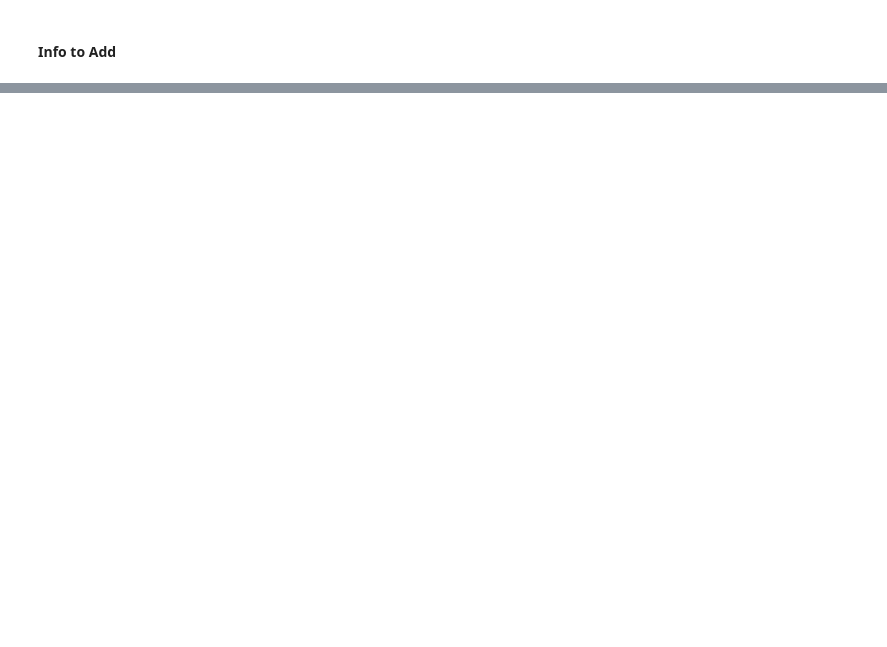
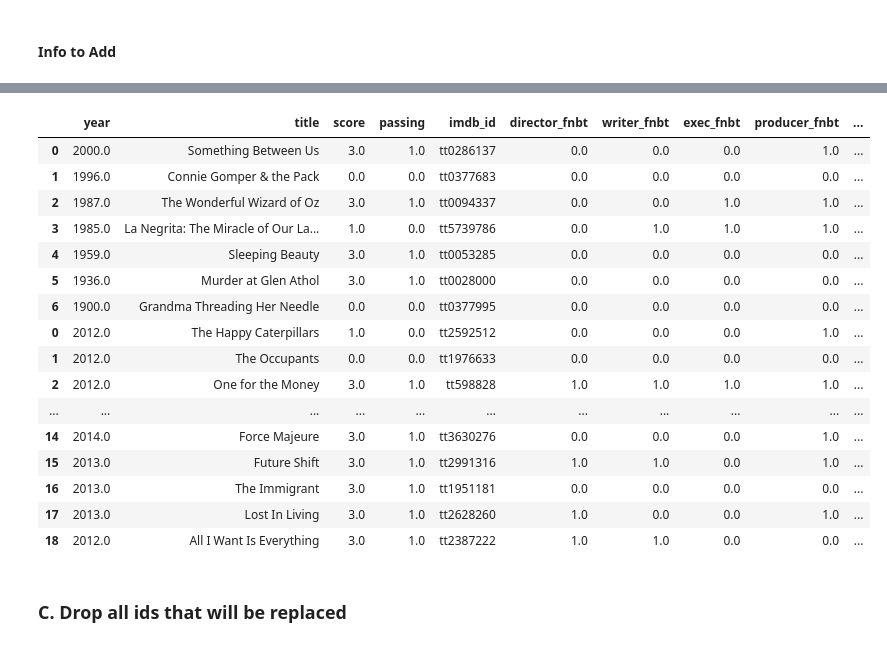
Before and after one commit to MagicMilly/women-in-film-analysis-dashboard, a Jupyter notebook: more_data_munging_useful.ipynb, the cells around one changed output, grey strips where cells are left out. Drawn from its saved outputs; the diff is of its cells as text; code cells hidden in the pictures; blank space fills up the shorter version.

```diff
--- a/more_data_munging_useful.ipynb
+++ b/more_data_munging_useful.ipynb
@@ -2310,0 +2331,3 @@ bechdel_no_tv_shows.loc[bechdel_no_tv_shows.title == 'The Wonderful Wizard of Oz
+# %%
+new_df1 = pd.DataFrame(data=slightly_more_accurate_list, columns=columns)
+new_df1
@@ -2310,0 +2385,23 @@ bechdel_no_tv_shows.loc[bechdel_no_tv_shows.title == 'The Wonderful Wizard of Oz
+# %%
+combined_dfs = pd.concat([new_df1, new_df2, new_df3])
+combined_dfs
+# %% [output]
+|  | year | title | score | passing | imdb_id | director_fnbt | writer_fnbt | exec_fnbt | producer_fnbt | ... |
+| 0 | 2000.0 | Something Between Us | 3.0 | 1.0 | tt0286137 | 0.0 | 0.0 | 0.0 | 1.0 | ... |
+| 1 | 1996.0 | Connie Gomper & the Pack | 0.0 | 0.0 | tt0377683 | 0.0 | 0.0 | 0.0 | 0.0 | ... |
+| 2 | 1987.0 | The Wonderful Wizard of Oz | 3.0 | 1.0 | tt0094337 | 0.0 | 0.0 | 1.0 | 1.0 | ... |
+| 3 | 1985.0 | La Negrita: The Miracle of Our La... | 1.0 | 0.0 | tt5739786 | 0.0 | 1.0 | 1.0 | 1.0 | ... |
+| 4 | 1959.0 | Sleeping Beauty | 3.0 | 1.0 | tt0053285 | 0.0 | 0.0 | 0.0 | 0.0 | ... |
+| 5 | 1936.0 | Murder at Glen Athol | 3.0 | 1.0 | tt0028000 | 0.0 | 0.0 | 0.0 | 0.0 | ... |
+| 6 | 1900.0 | Grandma Threading Her Needle | 0.0 | 0.0 | tt0377995 | 0.0 | 0.0 | 0.0 | 0.0 | ... |
+| 0 | 2012.0 | The Happy Caterpillars | 1.0 | 0.0 | tt2592512 | 0.0 | 0.0 | 0.0 | 1.0 | ... |
+| 1 | 2012.0 | The Occupants | 0.0 | 0.0 | tt1976633 | 0.0 | 0.0 | 0.0 | 0.0 | ... |
+| 2 | 2012.0 | One for the Money | 3.0 | 1.0 | tt598828 | 1.0 | 1.0 | 1.0 | 1.0 | ... |
+| ... | ... | ... | ... | ... | ... | ... | ... | ... | ... | ... |
+| 14 | 2014.0 | Force Majeure | 3.0 | 1.0 | tt3630276 | 0.0 | 0.0 | 0.0 | 1.0 | ... |
+| 15 | 2013.0 | Future Shift | 3.0 | 1.0 | tt2991316 | 1.0 | 1.0 | 0.0 | 1.0 | ... |
+| 16 | 2013.0 | The Immigrant | 3.0 | 1.0 | tt1951181 | 0.0 | 0.0 | 0.0 | 0.0 | ... |
+| 17 | 2013.0 | Lost In Living | 3.0 | 1.0 | tt2628260 | 1.0 | 0.0 | 0.0 | 1.0 | ... |
+| 18 | 2012.0 | All I Want Is Everything | 3.0 | 1.0 | tt2387222 | 1.0 | 1.0 | 0.0 | 0.0 | ... |
+# %% [markdown]
+### C. Drop all ids that will be replaced
```
Also changed, not shown: parts of 25 cells of this notebook.
